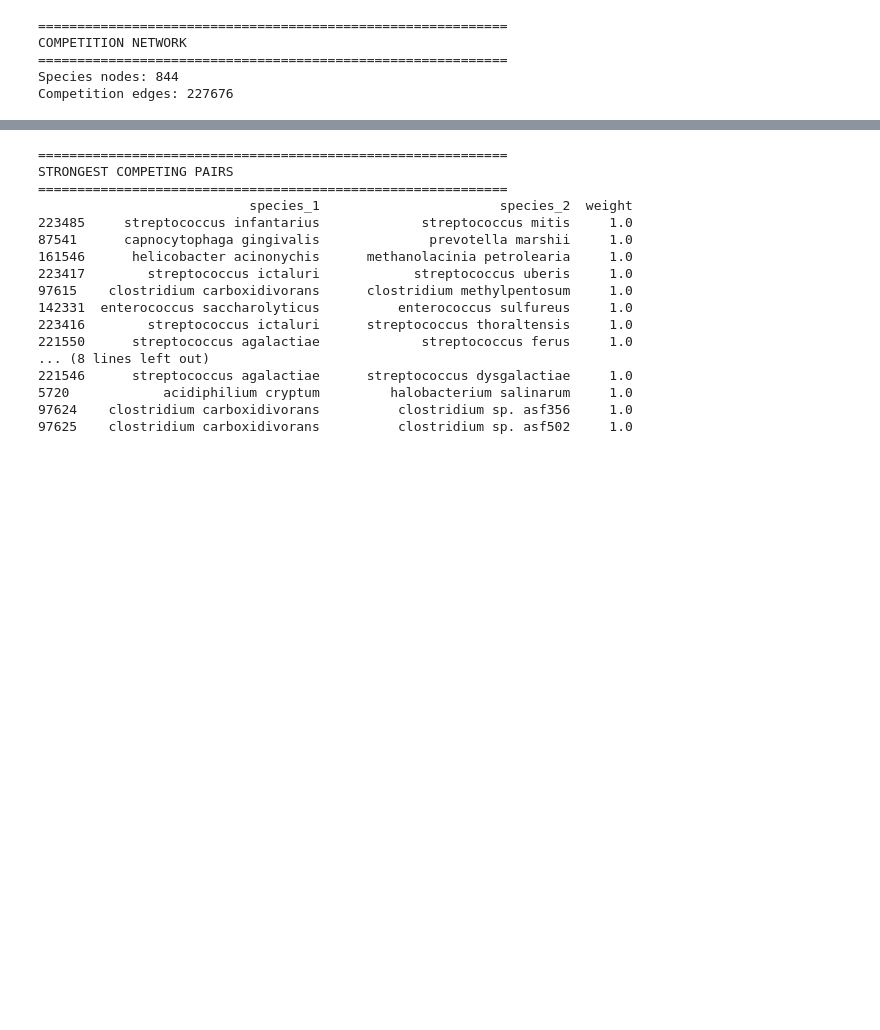
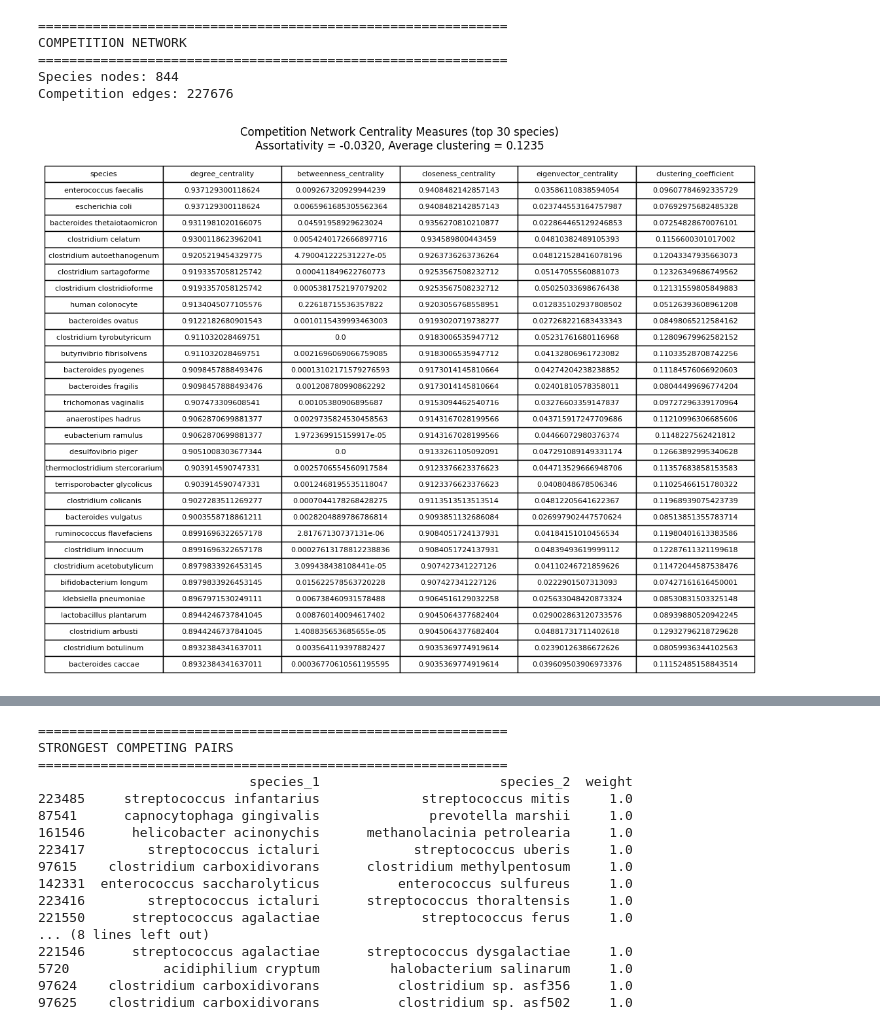
Before and after one commit to sarmijavier/complex_network_project_mouse_and_human_gut_microbiota, a Jupyter notebook: competition_network.ipynb, the cells around one changed output, grey strips where cells are left out. Drawn from its saved outputs; the diff is of its cells as text; code cells hidden in the pictures; blank space fills up the shorter version.

```diff
--- a/competition_network.ipynb
+++ b/competition_network.ipynb
@@ -1135,7 +1105,7 @@ for u, v, d in B.edges(data=True):
         species = v
         metabolite = u
 
-    species_to_metabolites[species].add(metabolite)
+        [species].add(metabolite)
 # %%
 competition = nx.Graph()
 
@@ -1174,6 +1144,59 @@ COMPETITION NETWORK
 ============================================================
 Species nodes: 844
 Competition edges: 227676
+# %%
+# compute competition network centrality measures
+degree_cent = nx.degree_centrality(competition)
+bet_cent = nx.betweenness_centrality(competition, weight="weight")
+close_cent = nx.closeness_centrality(competition)
+eig_cent = nx.eigenvector_centrality(competition, weight="weight", max_iter=1000)
+clust = nx.clustering(competition, weight="weight")
+
+assortativity = nx.degree_assortativity_coefficient(competition, weight="weight")
+avg_clustering = nx.average_clustering(competition, weight="weight")
+
+competition_df = pd.DataFrame({
+	"species": list(competition.nodes()),
+	"degree_centrality": [degree_cent[n] for n in competition.nodes()],
+	"betweenness_centrality": [bet_cent[n] for n in competition.nodes()],
+	"closeness_centrality": [close_cent[n] for n in competition.nodes()],
+	"eigenvector_centrality": [eig_cent[n] for n in competition.nodes()],
+	"clustering_coefficient": [clust[n] for n in competition.nodes()]
+})
+
+competition_df = competition_df.sort_values(
+	by="degree_centrality",
+	ascending=False
+).reset_index(drop=True)
+
+# show the top nodes in a matplotlib table
+top_n = 30
+top_df = competition_df.head(top_n)
+
+fig, ax = plt.subplots(figsize=(14, 10))
+ax.axis("off")
+
+table = ax.table(
+	cellText=top_df.values,
+	colLabels=top_df.columns,
+	cellLoc="center",
+	loc="center"
+)
+
+table.auto_set_font_size(False)
+table.set_fontsize(8)
+table.scale(1, 1.5)
+
+ax.set_title(
+	f"Competition Network Centrality Measures (top {top_n} species)\n"
+	f"Assortativity = {assortativity:.4f}, "
+	f"Average clustering = {avg_clustering:.4f}",
+	pad=20
+)
+
+plt.show()
+# %% [output]
+[figure, added]
 # %% [markdown]
 # Questions
 Which bacteria compete most strongly?
```
Also changed, not shown: parts of 13 cells of this notebook.
